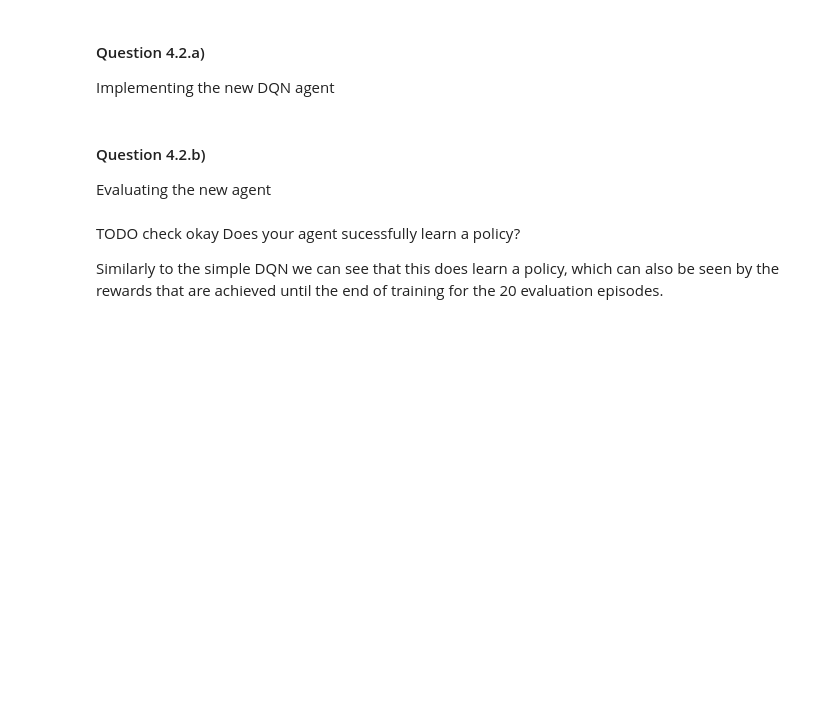
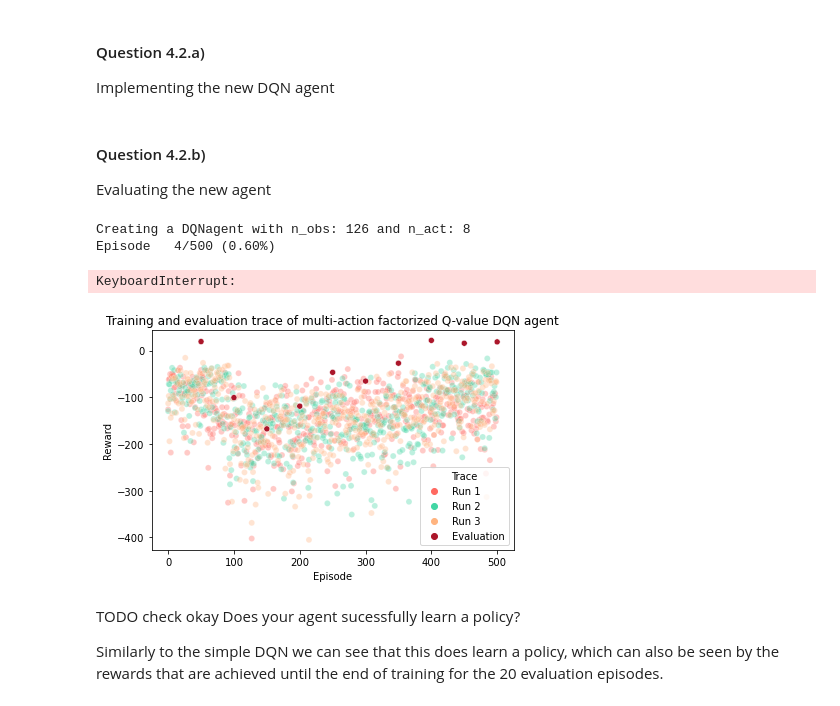
Before and after one commit to Toroto006/ANN-RL-project-DQN, a Jupyter notebook: allQuestions.ipynb, the cells around one changed output. Drawn from its saved outputs; the diff is of its cells as text; code cells hidden in the pictures; blank space fills up the shorter version.

```diff
--- a/allQuestions.ipynb
+++ b/allQuestions.ipynb
@@ -915,0 +1097,3 @@ TODO: Did the reinforcement learning policy outperform Pr. Russo's policy?
+# %%
+_, _, total, cities, actions = three_example_episodes_41[0]
+plt_toghether(total, cities, actions)
@@ -934,5 +1123,11 @@ def action_preprocessor(a:torch.Tensor, dyn:ModelDynamics):
     }
     return action
 
+def observation_preprocessor(obs: Observation, dyn:ModelDynamics):
+    infected = SCALE * np.array([np.array(obs.city[c].infected)/obs.pop[c] for c in dyn.cities])
+    dead = SCALE * np.array([np.array(obs.city[c].dead)/obs.pop[c] for c in dyn.cities])
+    obvSpace = torch.Tensor(np.stack((infected, dead))).to(device).unsqueeze(0)
+    return obvSpace
+
 action_space        =   spaces.MultiBinary(4)
 print(f"sampled action : {action_space.sample()}")
@@ -939,5 +1136,5 @@ print(f"sampled action : {action_space.sample()}")
 # %%
-env = Env(dyn,
+env_42 = Env(dyn,
             action_space=action_space,
             observation_space=observation_space,
             observation_preprocessor=observation_preprocessor,
@@ -1034,11 +1231,17 @@ class DQNagent42(Agent):
 Evaluating the new agent
 # %%
 # Eval trace averaged over n runs, training_trace can be used together
-training_trace, eval_trace = list(zip(*[run_simulation(DQNagent42(env),env,SEED, "Q42") for _ in range(average_over)]))
+training_trace_42, eval_trace_42 = list(zip(*[run_simulation(DQNagent42(env_42),env_42,SEED, "Q42") for _ in range(average_over)]))
+# %% [output]
+Creating a DQNagent with n_obs: 126 and n_act: 8
+Episode   4/500 (0.60%)
+KeyboardInterrupt:
 # %%
-combined_q42 = create_combined(training_trace, eval_trace)
+combined_q42 = create_combined(training_trace_42, eval_trace_42)
 save_trace('Q42-trace.pickle', combined_q42)
 plt_combined(combined_q42, "Training and evaluation trace of multi-action factorized Q-value DQN agent")
+# %% [output]
+[figure, added]
 # %% [markdown]
 TODO check okay
 Does your agent sucessfully learn a policy?
```
Also changed, not shown: parts of 42 cells of this notebook.
